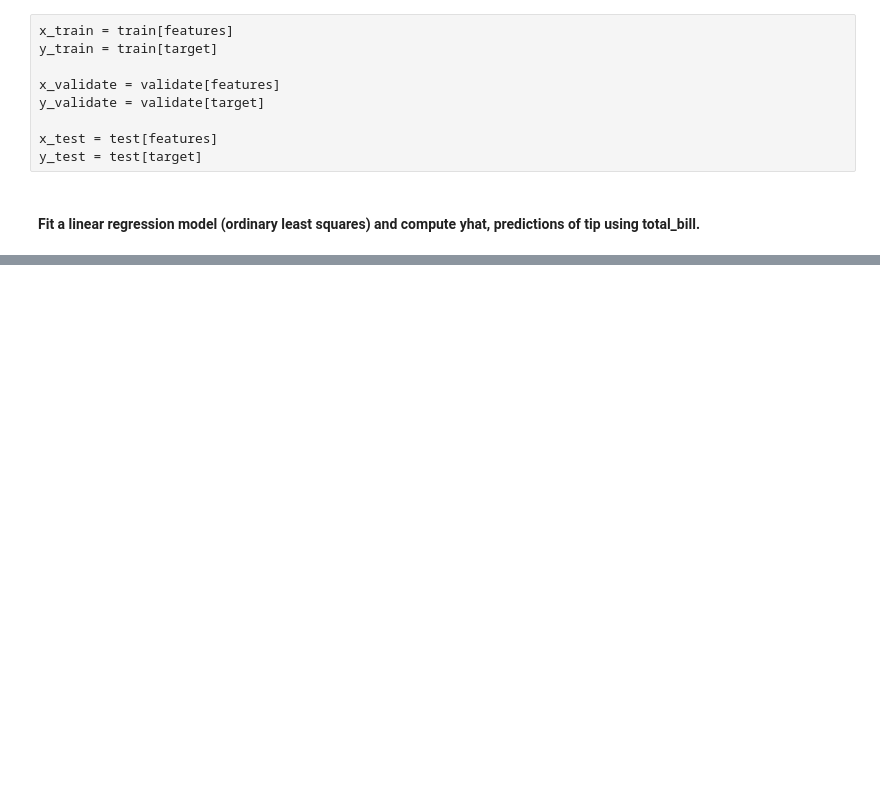
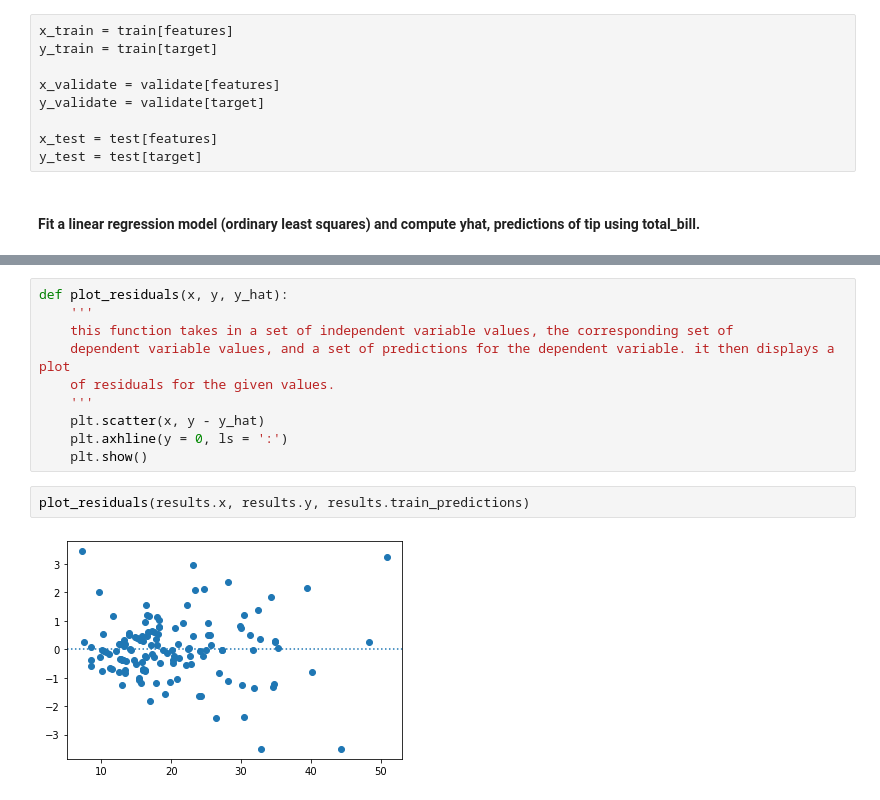
Before and after one commit to bensmith07/regression-exercises, a Jupyter notebook: evaluate.ipynb, the cells around one changed output, grey strips where cells are left out. Saved outputs shown, nothing was run; the diff lists cells and outputs as text; blank space fills up the shorter version.

```diff
--- a/evaluate.ipynb
+++ b/evaluate.ipynb
@@ -43,0 +163,14 @@ train_predictions = model.predict(x_train)
+# %%
+def plot_residuals(x, y, y_hat):
+    '''
+    this function takes in a set of independent variable values, the corresponding set of
+    dependent variable values, and a set of predictions for the dependent variable. it then displays a plot
+    of residuals for the given values.
+    '''
+    plt.scatter(x, y - y_hat)
+    plt.axhline(y = 0, ls = ':')
+    plt.show()
+# %%
+plot_residuals(results.x, results.y, results.train_predictions)
+# %% [output]
+[figure, added]
```
Also changed, not shown: parts of 44 cells of this notebook, 2 other files.
